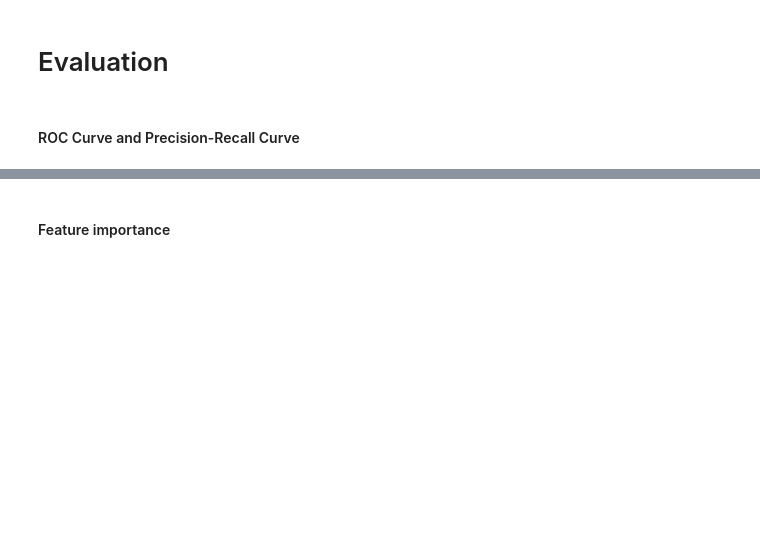
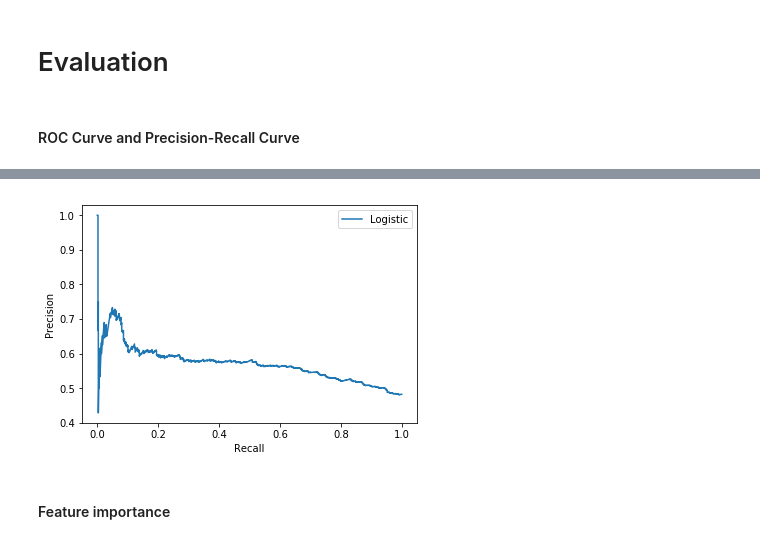
Before and after one commit to rrichards7/tennis-ml, a Jupyter notebook: notebooks/tennis_ml.ipynb, the cells around one changed output, grey strips where cells are left out. Saved outputs shown, nothing was run; the diff lists cells and outputs as text; code cells hidden in the pictures; blank space fills up the shorter version.

```diff
--- a/notebooks/tennis_ml.ipynb
+++ b/notebooks/tennis_ml.ipynb
@@ -347,12 +356,13 @@ plt.legend(loc="lower right")
 # %%
 #Precision-Recall curve
 lr_precision, lr_recall, _ = precision_recall_curve(y_test, y_pred)
-lr_auc = auc(lr_recall, lr_precision)
-plt.plot(lr_recall, lr_precision, marker='-', label=f'Logistic, AUC: {lr_auc}')
+plt.plot(lr_recall, lr_precision, label=f'Logistic')
 plt.xlabel('Recall')
 plt.ylabel('Precision')
 plt.legend()
 plt.show()
+# %% [output]
+[figure, added]
 # %%
 #optimal threshold?
 # %% [markdown]
```
Also changed, not shown: parts of 22 cells of this notebook.
